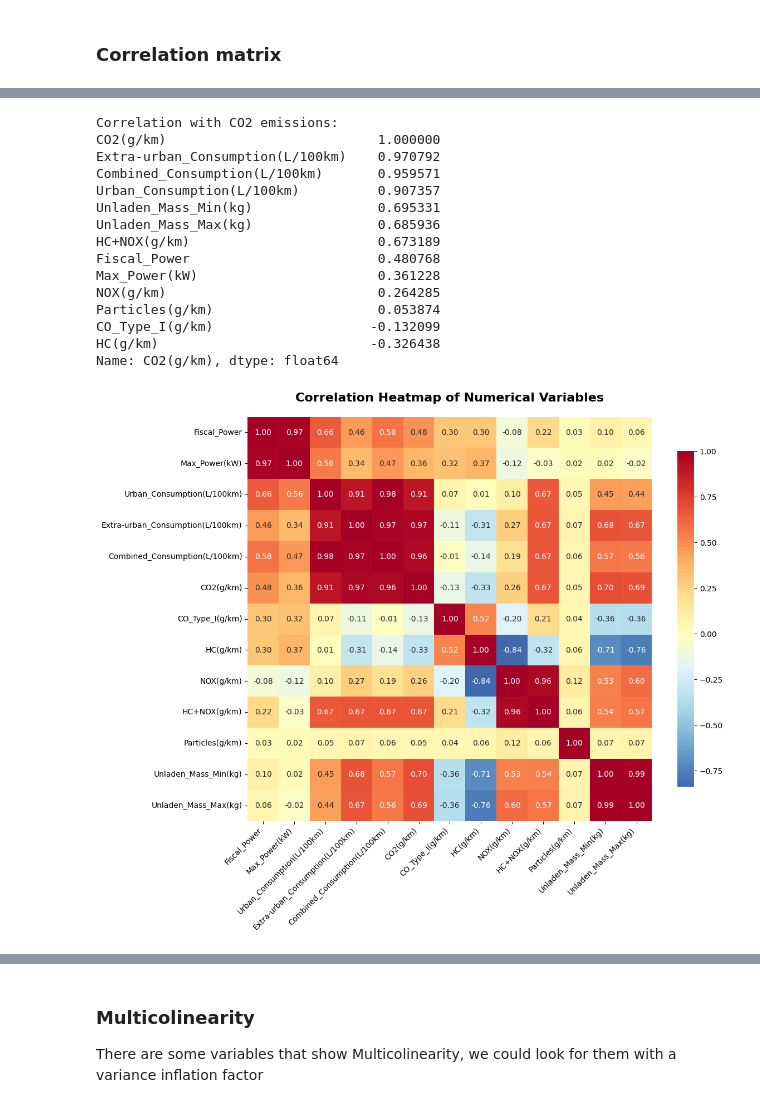
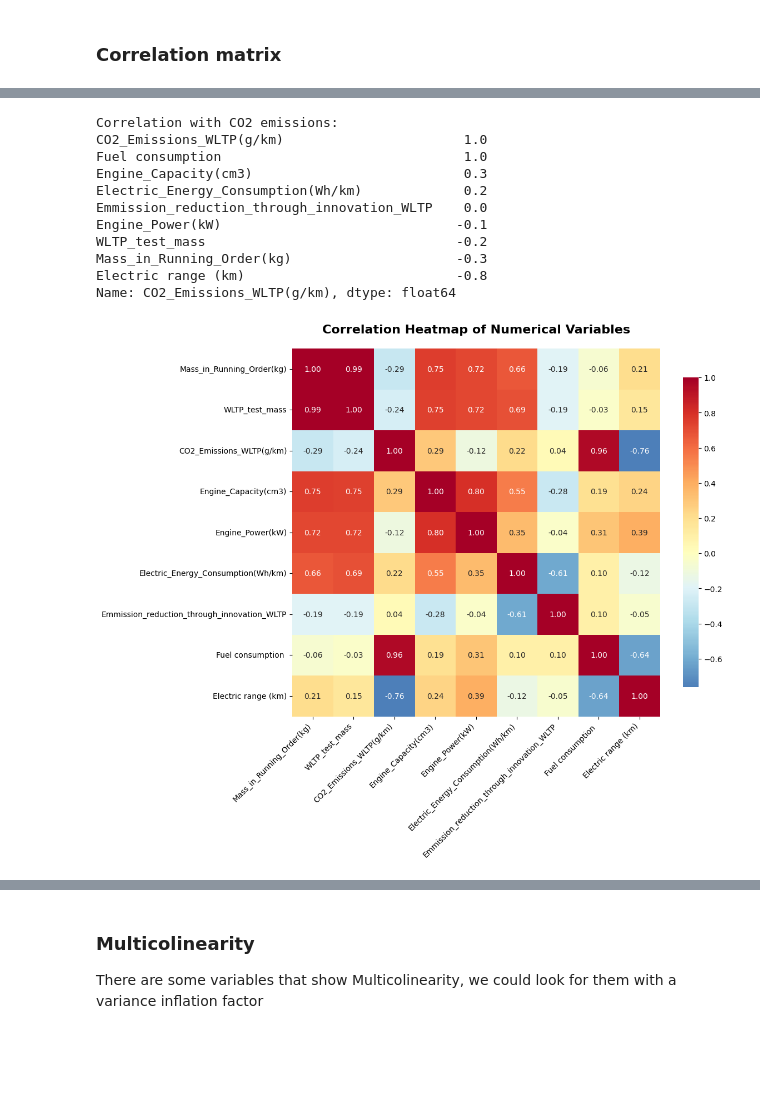
Before and after one commit to Tavocado-S/CO2_Prediction, a Jupyter notebook: notebooks/burak_explo_copy_2023.ipynb, the cells around one changed output, grey strips where cells are left out. Saved outputs shown, nothing was run; the diff lists cells and outputs as text; code cells hidden in the pictures; blank space fills up the shorter version.

```diff
--- a/notebooks/burak_explo_copy_2023.ipynb
+++ b/notebooks/burak_explo_copy_2023.ipynb
@@ -124,8 +98,8 @@ df = pd.read_csv('../data/raw/2013_car_data.csv', sep=';', encoding='latin1')
 # %%
 
-# 2024 France Database into df
+# 2023 France Database into df_a_a_a
 
-df_a = pd.read_csv('../data/raw/data.csv', sep=',', encoding='utf-8')
+df_a = pd.read_csv('../data/raw/data_2023.csv', sep=',', encoding='utf-8')
 # %% [markdown]
 ## **Data Exploration of Europe 2023 Data Set**
 # %% [markdown]
@@ -284,3 +303,19 @@ HC+NOX should be investigated further, maybe some imputing techniques could be u
+# %%
+columns_to_drop = [
+    'Manufacturer_name_MS',
+    'CO2_Emissions_NEDC(g/km)',
+    'Wheelbase(mm)',
+    'Axle_Track_1(mm)',
+    'Axle_Track_2(mm)',
+    'Emmission_reduction_through_innovation',
+    'Deviation_factor',
+    'Verification_factor'
+]
+
+df_a = df_a.drop(columns=columns_to_drop)
+# %%
+# Drop rows where target variable has NaN/NA values
+df_a = df_a.dropna(subset=['CO2_Emissions_WLTP(g/km)'])
 # %%
 # Duplicates in the DataFrame and their percentage
 
@@ -305,0 +356,5 @@ df.describe()
+# %%
+# Converting 'Date of registration' to datetime format
+df_a['Date of registration'] = pd.to_datetime(df_a['Date of registration'], errors='coerce')
+# Displaying the first few rows of the DataFrame
+df_a.info()
@@ -530,48 +571,46 @@ ATTENTION: It's a bit strange that these last two are negatively correlated with
 # %%
-#key_numerical = ['Fiscal_Power', 'Max_Power(kW)', 'Urban_Consumption(L/100km)', 'Extra-urban_Consumption(L/100km)','Combined_Consumption(L/100km)', 'CO_Type_I',
-                # 'HC(g/km)', 'NOX(g/km)', 'HC+NOX(g/km)', 'Particles(g/km)', 'Unladen_Mass_Min(kg)', 'Unladen_Mass_Max(kg)']
-numerical_cols = df.select_dtypes(include=[np.number]).columns
+# Correlation analysis with CO2 emissions
+# Selecting numerical columns for correlation analysis
+numerical_cols = df_a.select_dtypes(include=[np.number]).columns
+columns_to_exclude = ['Total_new_registrations', 'year', 'Vehicle_ID']
+numerical_cols_filtered = numerical_cols.drop(columns_to_exclude)
 
 #display(numerical_cols)
-corr_with_co2 = df[numerical_cols].corr()['CO2(g/km)'].sort_values(ascending=False)
+corr_with_co2 = df_a[numerical_cols_filtered].corr()['CO2_Emissions_WLTP(g/km)'].sort_values(ascending=False)
 print("Correlation with CO2 emissions:")
 print(corr_with_co2)
 
 # Create correlation matrix for all numerical columns
-correlation_matrix = df[numerical_cols].corr()
+correlation_matrix = df_a[numerical_cols_filtered].corr()
 
 # Create the heatmap
 plt.figure(figsize=(12, 10))
 sns.heatmap(correlation_matrix,
             annot=True,           # Show correlation values
             cmap='RdYlBu_r',      # Color scheme (red-yellow-blue reversed)
             center=0,             # Center colormap at 0
             square=True,          # Make cells square-shaped
             fmt='.2f',            # Format numbers to 2 decimal places
             cbar_kws={'shrink': 0.8})  # Adjust colorbar size
 
 plt.title('Correlation Heatmap of Numerical Variables', fontsize=16, fontweight='bold', pad=20)
 plt.xticks(rotation=45, ha='right')
 plt.yticks(rotation=0)
 plt.tight_layout()
 plt.show()
 # %% [output]
 Correlation with CO2 emissions:
-CO2(g/km)                           1.000000
-Extra-urban_Consumption(L/100km)    0.970792
-Combined_Consumption(L/100km)       0.959571
-Urban_Consumption(L/100km)          0.907357
-Unladen_Mass_Min(kg)                0.695331
-Unladen_Mass_Max(kg)                0.685936
-HC+NOX(g/km)                        0.673189
-Fiscal_Power                        0.480768
-Max_Power(kW)                       0.361228
-NOX(g/km)                           0.264285
-Particles(g/km)                     0.053874
-CO_Type_I(g/km)                    -0.132099
-HC(g/km)                           -0.326438
-Name: CO2(g/km), dtype: float64
+CO2_Emissions_WLTP(g/km)                       1.0
+Fuel consumption                               1.0
+Engine_Capacity(cm3)                           0.3
+Electric_Energy_Consumption(Wh/km)             0.2
+Emmission_reduction_through_innovation_WLTP    0.0
+Engine_Power(kW)                              -0.1
+WLTP_test_mass                                -0.2
+Mass_in_Running_Order(kg)                     -0.3
+Electric range (km)                           -0.8
+Name: CO2_Emissions_WLTP(g/km), dtype: float64
-[figure, old version]
+[figure, new version]
 # %%
 # KEY RELATIONSHIPS: CO2 vs NUMERICAL FEATURES
 
```
Also changed, not shown: parts of 45 cells of this notebook, 1 other file.
